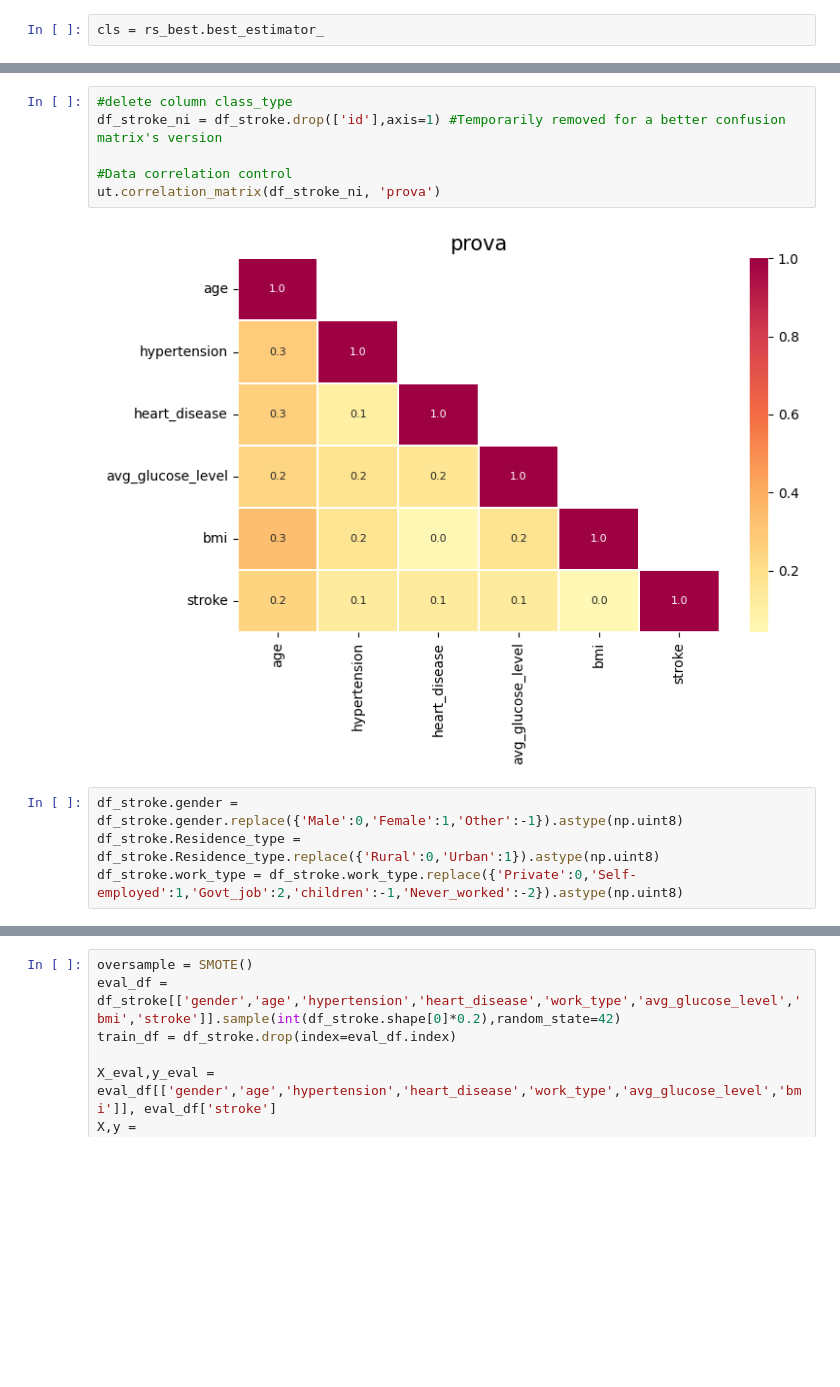
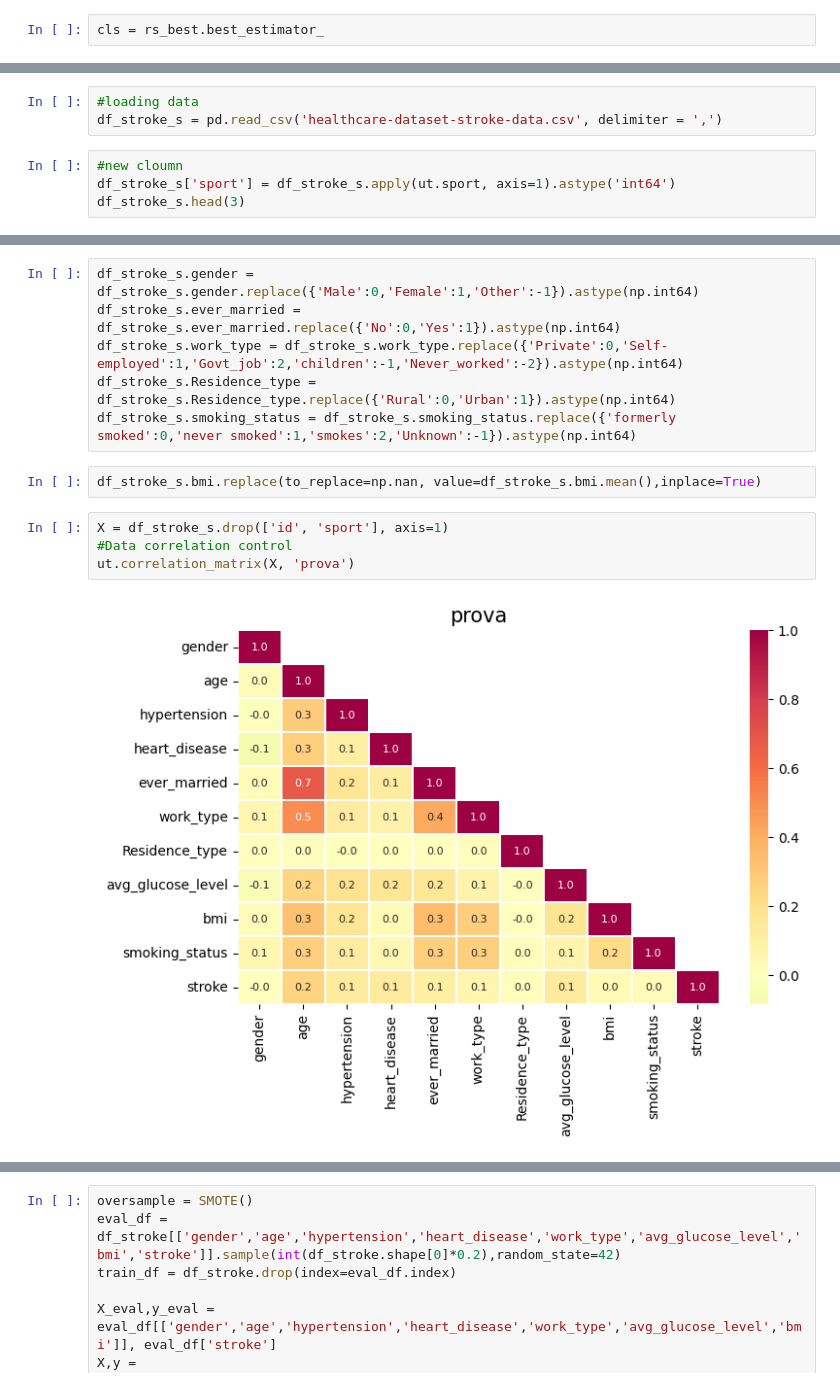
Before and after one commit to Laura1385/ml_stroke, a Jupyter notebook: main.ipynb, the cells around one changed output, grey strips where cells are left out. Saved outputs shown, nothing was run; the diff lists cells and outputs as text; blank space fills up the shorter version.

```diff
--- a/main.ipynb
+++ b/main.ipynb
@@ -674,0 +454,7 @@ ax.set_xscale('log')
+# %%
+#loading data
+df_stroke_s = pd.read_csv('healthcare-dataset-stroke-data.csv', delimiter = ',')
+# %%
+#new cloumn
+df_stroke_s['sport'] = df_stroke_s.apply(ut.sport, axis=1).astype('int64')
+df_stroke_s.head(3)
@@ -675,12 +479,14 @@ ax.set_xscale('log')
+# %%
+df_stroke_s.gender = df_stroke_s.gender.replace({'Male':0,'Female':1,'Other':-1}).astype(np.int64)
+df_stroke_s.ever_married = df_stroke_s.ever_married.replace({'No':0,'Yes':1}).astype(np.int64)
+df_stroke_s.work_type = df_stroke_s.work_type.replace({'Private':0,'Self-employed':1,'Govt_job':2,'children':-1,'Never_worked':-2}).astype(np.int64)
+df_stroke_s.Residence_type = df_stroke_s.Residence_type.replace({'Rural':0,'Urban':1}).astype(np.int64)
+df_stroke_s.smoking_status = df_stroke_s.smoking_status.replace({'formerly smoked':0,'never smoked':1,'smokes':2,'Unknown':-1}).astype(np.int64)
+# %%
+df_stroke_s.bmi.replace(to_replace=np.nan, value=df_stroke_s.bmi.mean(),inplace=True)
 # %%
-#delete column class_type
-df_stroke_ni = df_stroke.drop(['id'],axis=1) #Temporarily removed for a better confusion matrix's version
-
+X = df_stroke_s.drop(['id', 'sport'], axis=1)
 #Data correlation control
-ut.correlation_matrix(df_stroke_ni, 'prova')
+ut.correlation_matrix(X, 'prova')
 # %% [output]
-[figure, old version]
+[figure, new version]
-# %%
-df_stroke.gender = df_stroke.gender.replace({'Male':0,'Female':1,'Other':-1}).astype(np.uint8)
-df_stroke.Residence_type = df_stroke.Residence_type.replace({'Rural':0,'Urban':1}).astype(np.uint8)
-df_stroke.work_type = df_stroke.work_type.replace({'Private':0,'Self-employed':1,'Govt_job':2,'children':-1,'Never_worked':-2}).astype(np.uint8)
```
Also changed, not shown: parts of 80 cells of this notebook, 1 other file.
